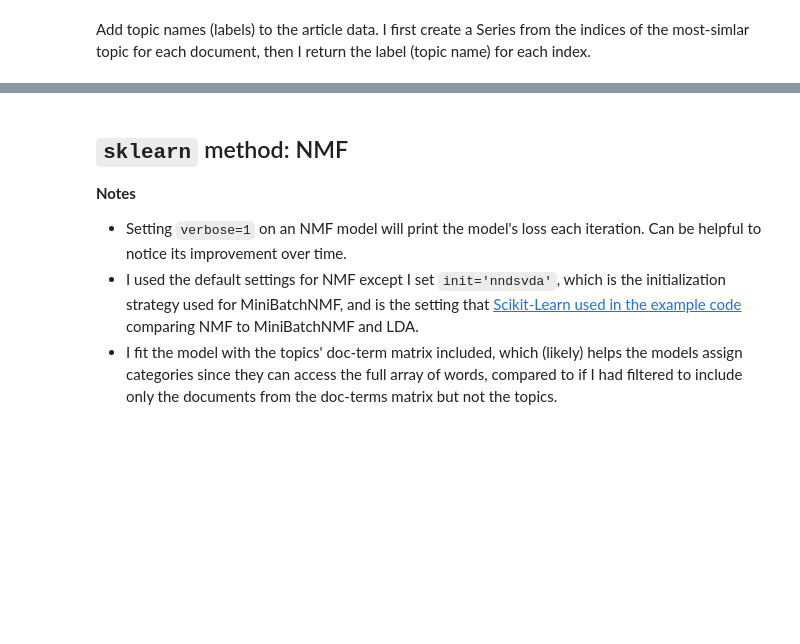
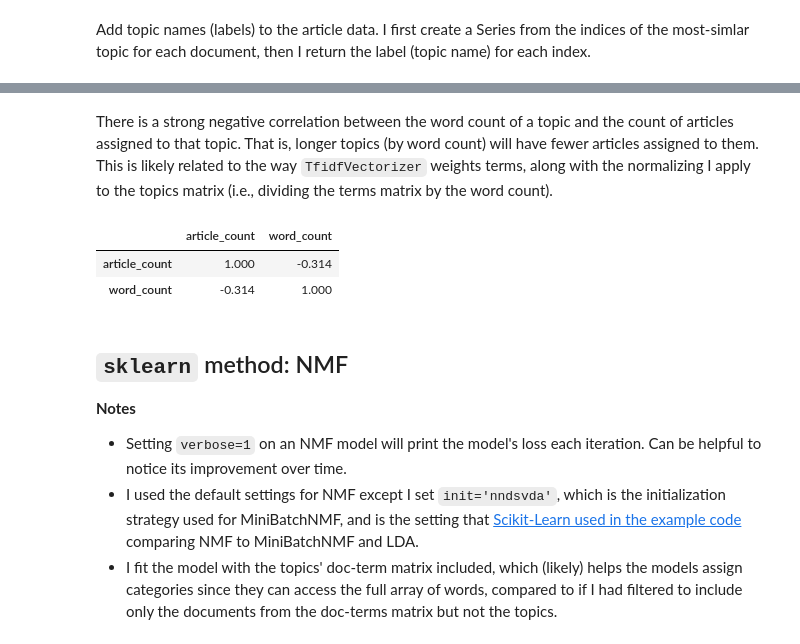
Before and after one commit to rparkr/magazine-analysis, a Jupyter notebook: 2_topic_modeling.ipynb, the cells around one changed output, grey strips where cells are left out. Drawn from its saved outputs; the diff is of its cells as text; code cells hidden in the pictures; blank space fills up the shorter version.

```diff
--- a/2_topic_modeling.ipynb
+++ b/2_topic_modeling.ipynb
@@ -291,0 +325,8 @@ article_data_df[
+# %% [markdown]
+There is a strong negative correlation between the word count of a topic and the count of articles assigned to that topic. That is, longer topics (by word count) will have fewer articles assigned to them. This is likely related to the way `TfidfVectorizer` weights terms, along with the normalizing I apply to the topics matrix (i.e., dividing the terms matrix by the word count).
+# %%
+df_naive_topic_ranking[['article_count', 'word_count']].corr()
+# %% [output]
+|  | article_count | word_count |
+| article_count | 1.000 | -0.314 |
+| word_count | -0.314 | 1.000 |
```
Also changed, not shown: parts of 12 cells of this notebook.
